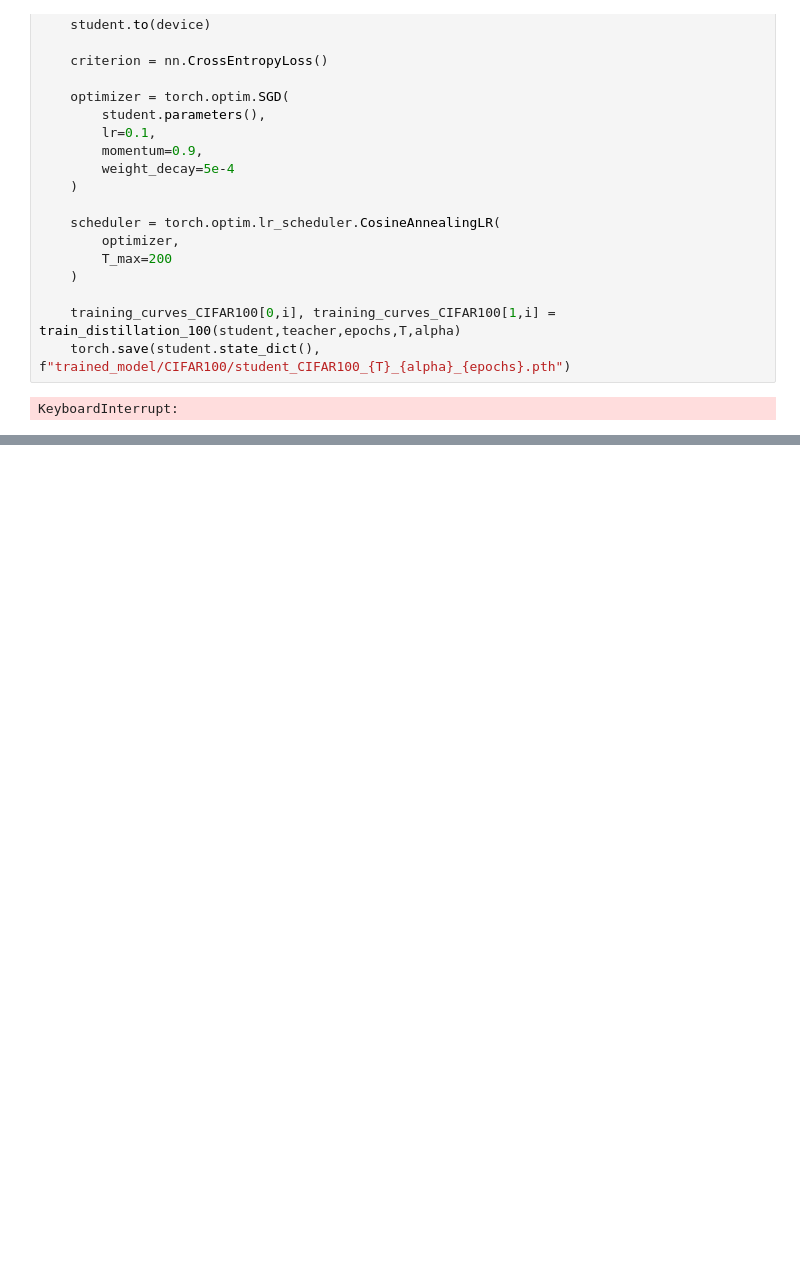
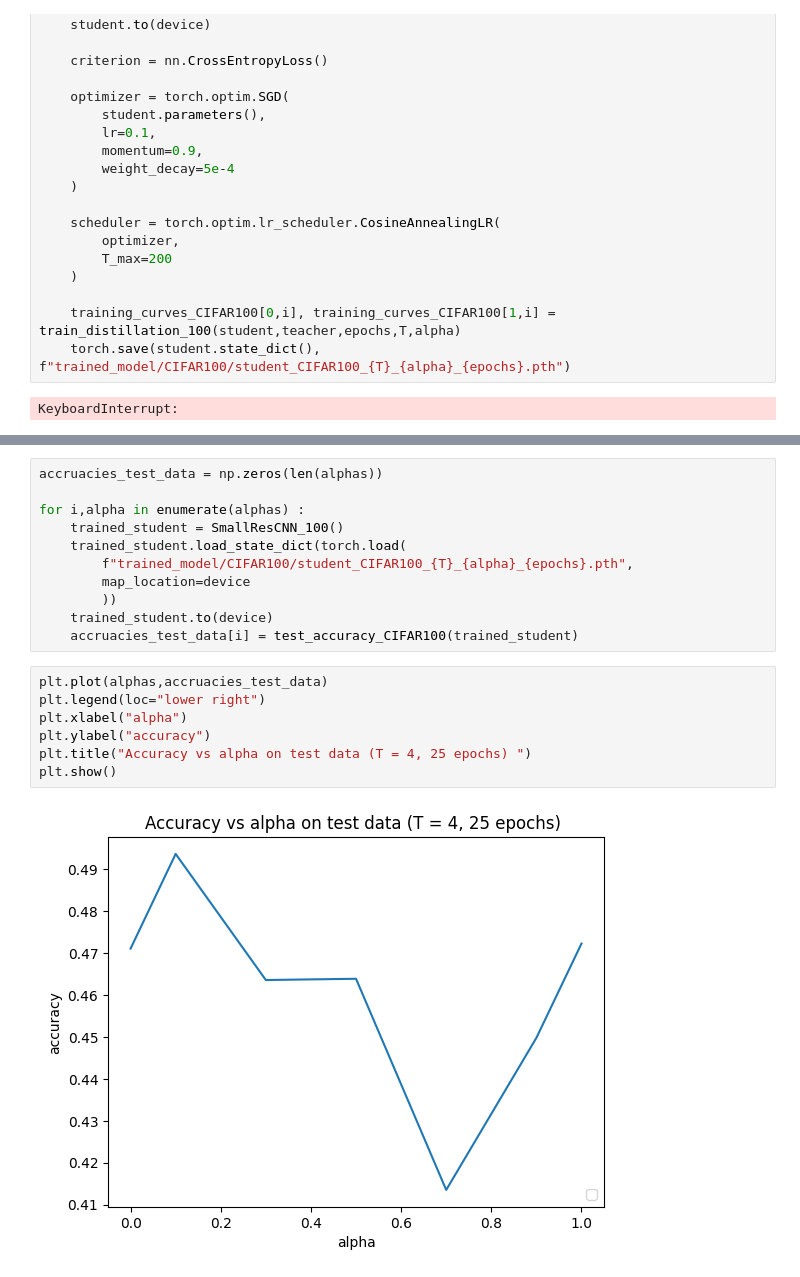
Before and after one commit to thomasdepic/SDD-distillation-de-model, a Jupyter notebook: illustration.ipynb, the cells around one changed output, grey strips where cells are left out. Cells and saved outputs as stored; diff of their text form; blank space fills up the shorter version.

```diff
--- a/illustration.ipynb
+++ b/illustration.ipynb
@@ -709,0 +751,20 @@ KeyboardInterrupt:
+# %%
+accruacies_test_data = np.zeros(len(alphas))
+
+for i,alpha in enumerate(alphas) :
+    trained_student = SmallResCNN_100()
+    trained_student.load_state_dict(torch.load(
+        f"trained_model/CIFAR100/student_CIFAR100_{T}_{alpha}_{epochs}.pth",
+        map_location=device
+        ))
+    trained_student.to(device)
+    accruacies_test_data[i] = test_accuracy_CIFAR100(trained_student)
+# %%
+plt.plot(alphas,accruacies_test_data)
+plt.legend(loc="lower right")
+plt.xlabel("alpha")
+plt.ylabel("accuracy")
+plt.title("Accuracy vs alpha on test data (T = 4, 25 epochs) ")
+plt.show()
+# %% [output]
+[figure, added]
```
Also changed, not shown: parts of 14 cells of this notebook.
